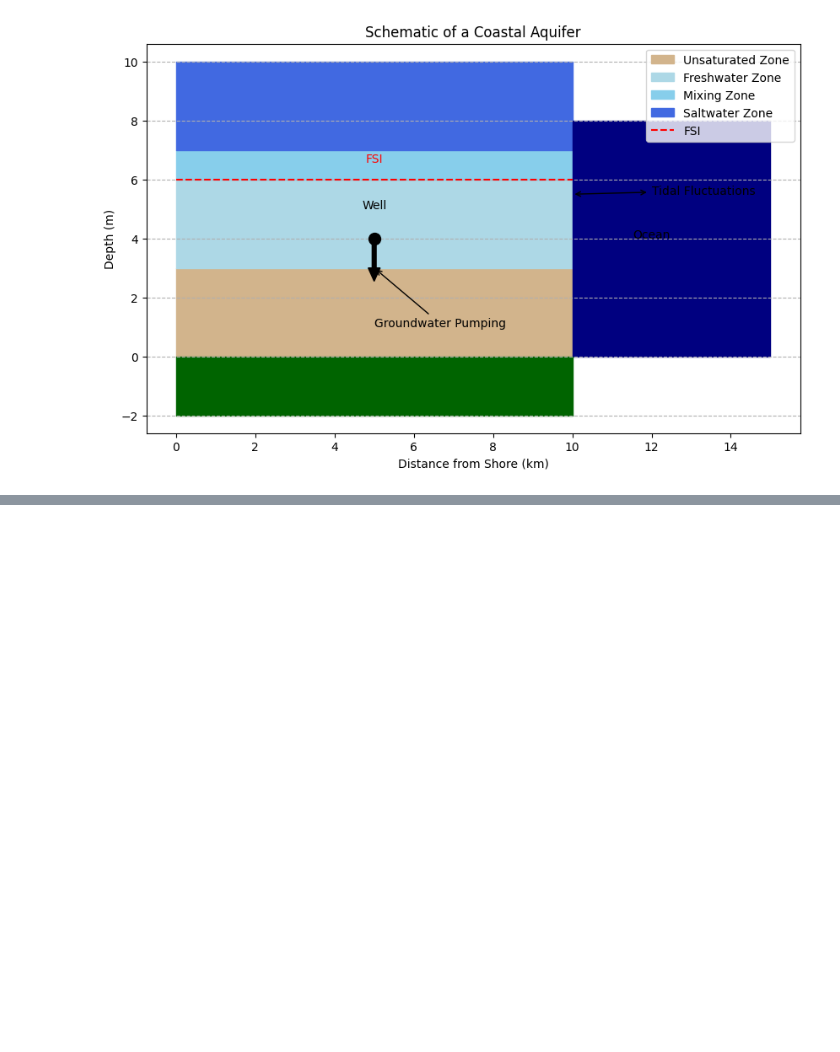
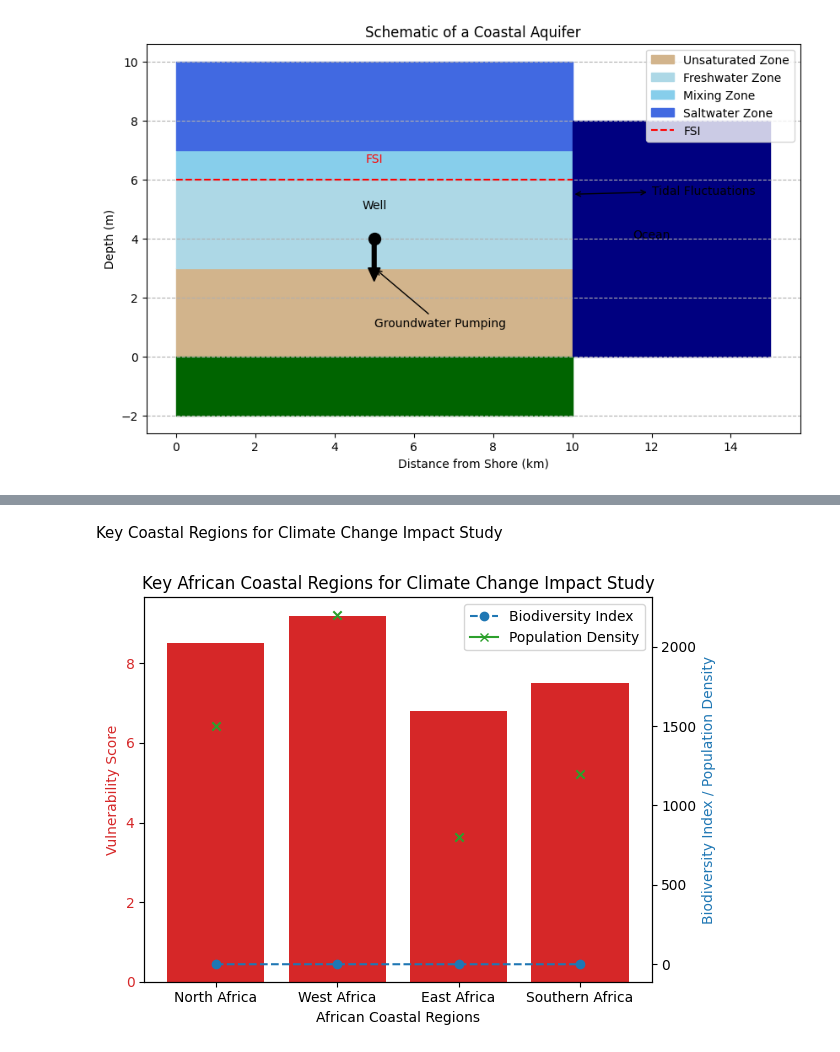
Before and after one commit to KINGEMJAY/Kaggle-Machine-Learning, a Jupyter notebook: Schematic_of_a_Coastal Aquifer.ipynb, the cells around one changed output, grey strips where cells are left out. Drawn from its saved outputs; the diff is of its cells as text; code cells hidden in the pictures; blank space fills up the shorter version.

```diff
--- a/Schematic_of_a_Coastal Aquifer.ipynb
+++ b/Schematic_of_a_Coastal Aquifer.ipynb
@@ -50,0 +81,45 @@ plt.show()
+# %% [markdown]
+Key Coastal Regions for Climate Change Impact Study
+# %%
+import matplotlib.pyplot as plt
+
+# Data for the figure
+# (Replace these with actual data if available)
+regions = ['North Africa', 'West Africa', 'East Africa', 'Southern Africa']
+vulnerability_score = [8.5, 9.2, 6.8, 7.5]
+biodiversity_index = [0.75, 0.82, 0.65, 0.70]
+population_density = [1500, 2200, 800, 1200]
+
+# Create the figure and axes
+fig, ax1 = plt.subplots()
+
+# Bar chart for vulnerability score (primary axis)
+color = 'tab:red'
+ax1.set_xlabel('African Coastal Regions')
+ax1.set_ylabel('Vulnerability Score', color=color)
+ax1.bar(regions, vulnerability_score, color=color)
+ax1.tick_params(axis='y', labelcolor=color)
+
+# Secondary axis for biodiversity and population density
+ax2 = ax1.twinx()
+ax2.set_ylabel('Biodiversity Index / Population Density', color='tab:blue')
+
+# Line plot for biodiversity index (secondary axis)
+ax2.plot(regions, biodiversity_index, color='tab:blue', marker='o', linestyle='--')
+
+# Scatter plot for population density (secondary axis)
+ax2.scatter(regions, population_density, color='tab:green', marker='x')
+
+# Legend
+lines = [plt.Line2D([0], [0], color='tab:blue', linestyle='--', marker='o'),
+         plt.Line2D([0], [0], color='tab:green', marker='x')]
+ax2.legend(lines, ['Biodiversity Index', 'Population Density'])
+
+# Additional formatting
+plt.title('Key African Coastal Regions for Climate Change Impact Study')
+fig.tight_layout()
+
+# Show the plot
+plt.show()
+# %% [output]
+[figure, added]
```
Also changed, not shown: parts of 2 cells of this notebook.
